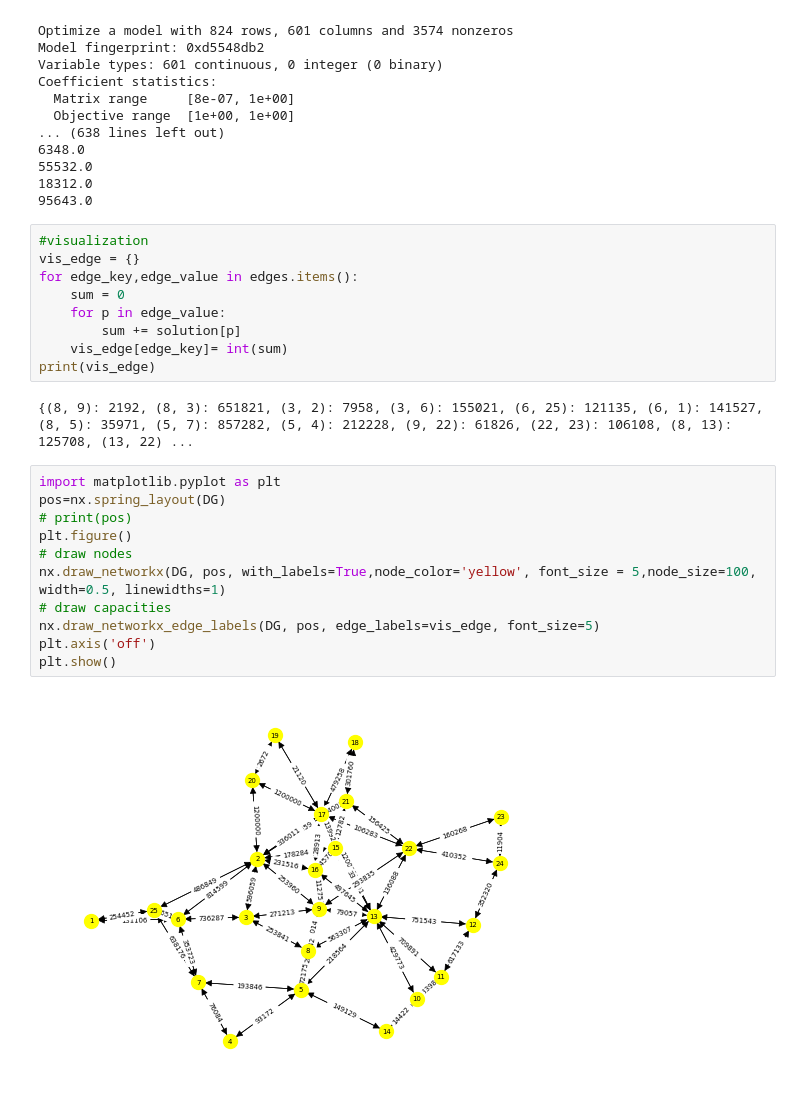
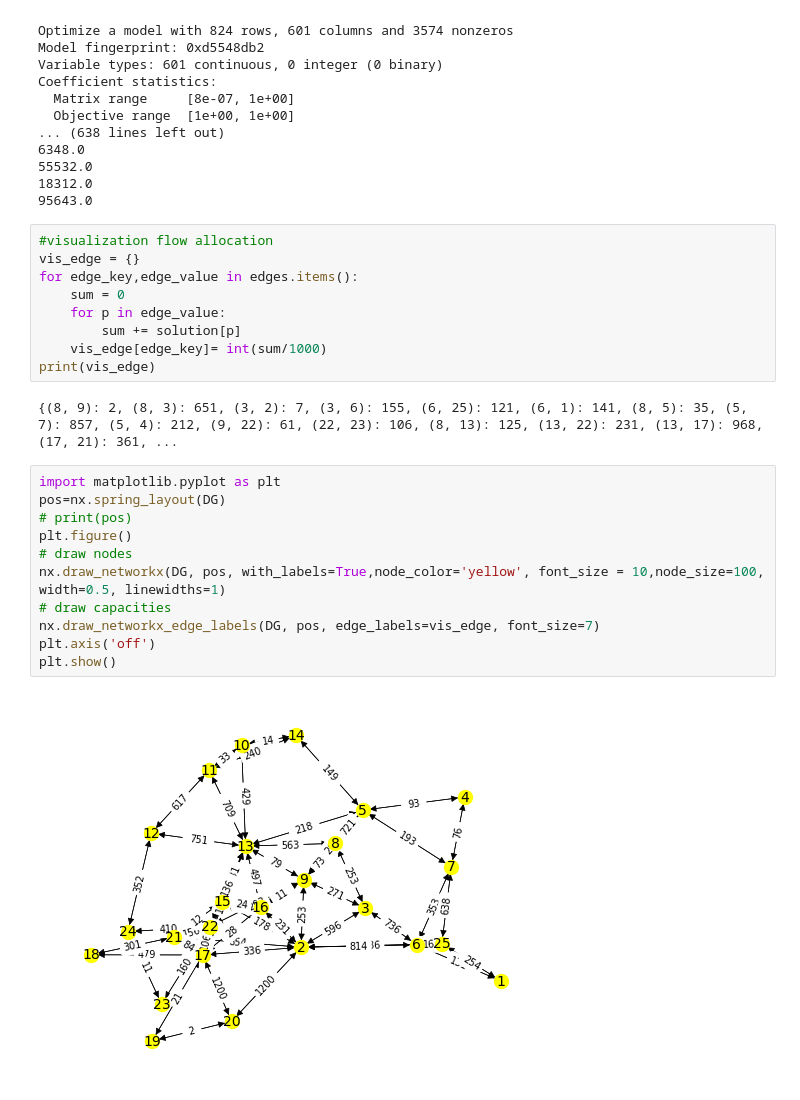
Before and after one commit to hans990807/CS5456_FinalProject, a Jupyter notebook: minMLU/minMLU.ipynb, the cells around one changed output. Cells and saved outputs as stored; diff of their text form.

```diff
--- a/minMLU/minMLU.ipynb
+++ b/minMLU/minMLU.ipynb
@@ -306,26 +306,26 @@ Coefficient statistics:
 18312.0
 95643.0
 # %%
-#visualization
+#visualization flow allocation
 vis_edge = {}
 for edge_key,edge_value in edges.items():
     sum = 0
     for p in edge_value:
         sum += solution[p]
-    vis_edge[edge_key]= int(sum)
+    vis_edge[edge_key]= int(sum/1000)
 print(vis_edge)
 # %% [output]
-{(8, 9): 2192, (8, 3): 651821, (3, 2): 7958, (3, 6): 155021, (6, 25): 121135, (6, 1): 141527, (8, 5): 35971, (5, 7): 857282, (5, 4): 212228, (9, 22): 61826, (22, 23): 106108, (8, 13): 125708, (13, 22) ...
+{(8, 9): 2, (8, 3): 651, (3, 2): 7, (3, 6): 155, (6, 25): 121, (6, 1): 141, (8, 5): 35, (5, 7): 857, (5, 4): 212, (9, 22): 61, (22, 23): 106, (8, 13): 125, (13, 22): 231, (13, 17): 968, (17, 21): 361, ...
 # %%
 import matplotlib.pyplot as plt
 pos=nx.spring_layout(DG)
 # print(pos)
 plt.figure()
 # draw nodes
-nx.draw_networkx(DG, pos, with_labels=True,node_color='yellow', font_size = 5,node_size=100, width=0.5, linewidths=1)
+nx.draw_networkx(DG, pos, with_labels=True,node_color='yellow', font_size = 10,node_size=100, width=0.5, linewidths=1)
 # draw capacities
-nx.draw_networkx_edge_labels(DG, pos, edge_labels=vis_edge, font_size=5)
+nx.draw_networkx_edge_labels(DG, pos, edge_labels=vis_edge, font_size=7)
 plt.axis('off')
 plt.show()
 # %% [output]
-[figure, old version]
+[figure, new version]
```
Also changed, not shown: 1 other file.
